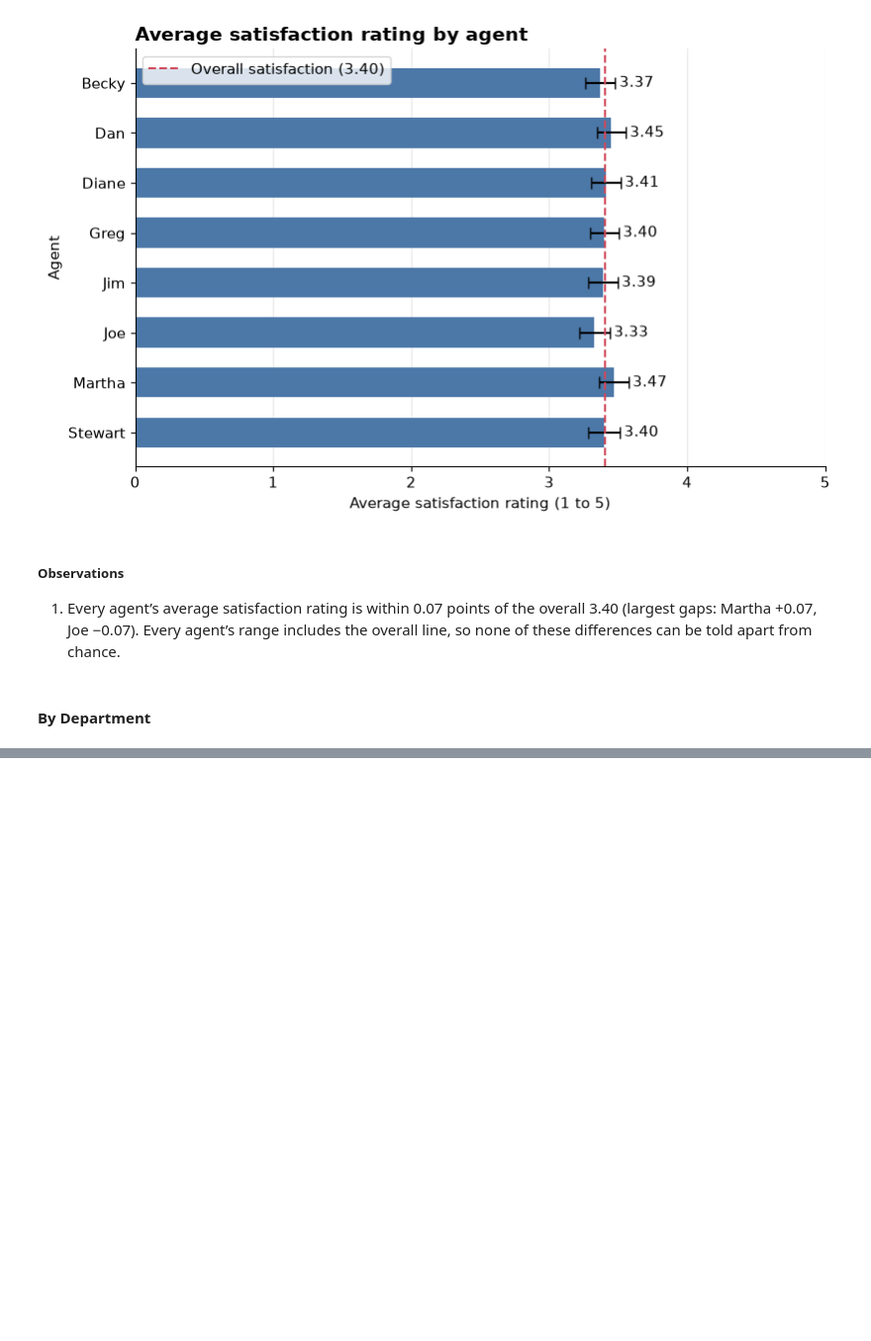
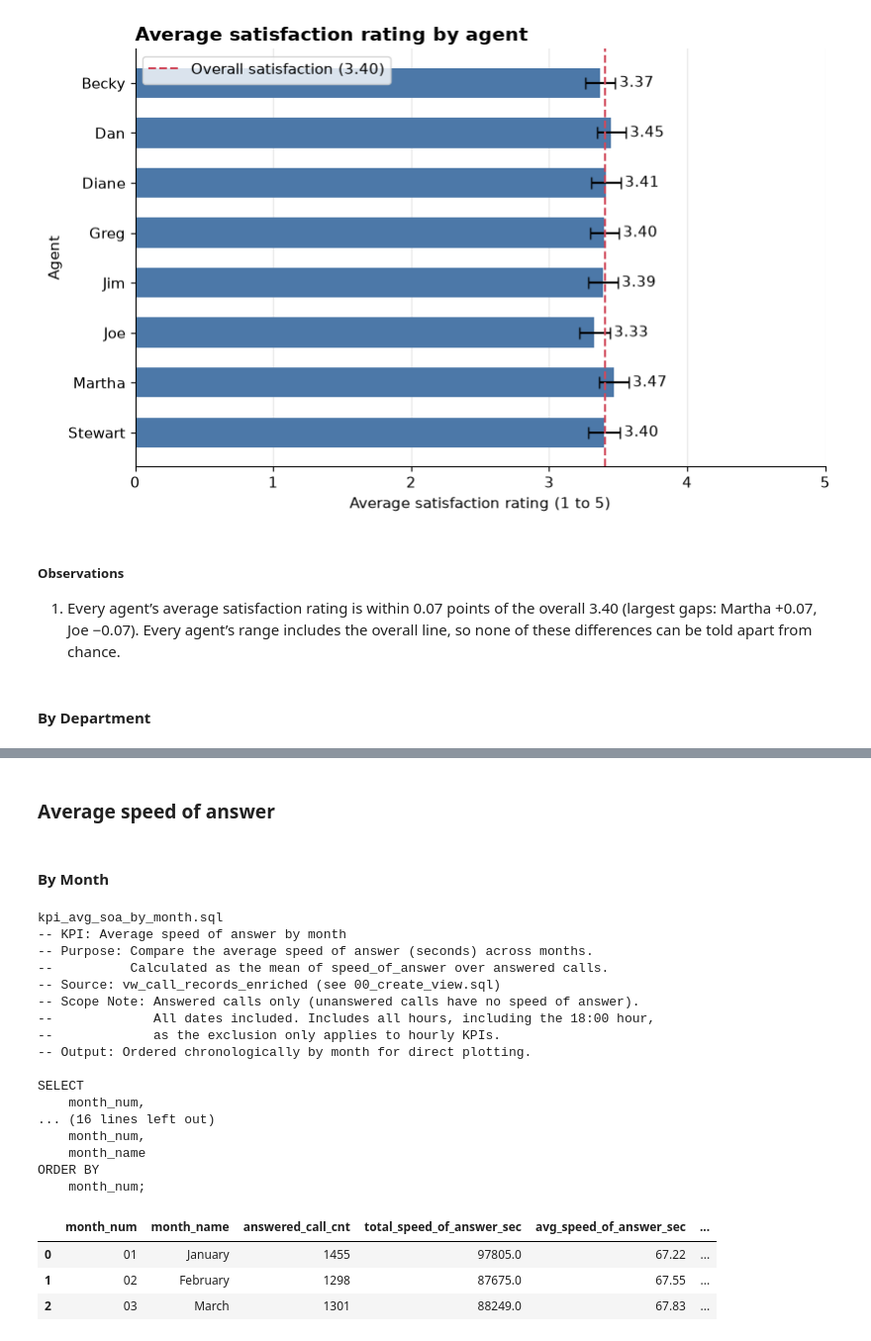
Before and after one commit to Ashish-Krishna-K/call-center-staffing-analytics, a Jupyter notebook: notebooks/03_kpi_analysis.ipynb, the cells around one changed output, grey strips where cells are left out. Shown at 99% size. Cells and saved outputs as stored; diff of their text form; code cells hidden in the pictures; blank space fills up the shorter version.

```diff
--- a/notebooks/03_kpi_analysis.ipynb
+++ b/notebooks/03_kpi_analysis.ipynb
@@ -966,0 +967,38 @@ plt.show()
+# %% [markdown]
+### Average speed of answer
+# %% [markdown]
+#### By Month
+# %%
+filename = sql_results["avg_soa_month"]["filename"]
+sql_query = sql_results["avg_soa_month"]["sql_query"]
+df = sql_results["avg_soa_month"]["dataframe"]
+overall_mean = (df["avg_speed_of_answer_sec"] * df["answered_call_cnt"]).sum() / df["answered_call_cnt"].sum()
+se = df["sd_avg_speed_of_answer_sec"] / df["answered_call_cnt"] ** 0.5
+assert not se.isna().any()
+print(filename)
+print(sql_query)
+display(
+    df.assign(diff_from_overall_sec=(df["avg_speed_of_answer_sec"] - overall_mean).round(2))
+)
+# %% [output]
+kpi_avg_soa_by_month.sql
+-- KPI: Average speed of answer by month
+-- Purpose: Compare the average speed of answer (seconds) across months.
+--          Calculated as the mean of speed_of_answer over answered calls.
+-- Source: vw_call_records_enriched (see 00_create_view.sql)
+-- Scope Note: Answered calls only (unanswered calls have no speed of answer).
+--             All dates included. Includes all hours, including the 18:00 hour,
+--             as the exclusion only applies to hourly KPIs.
+-- Output: Ordered chronologically by month for direct plotting.
+
+SELECT
+    month_num,
+... (16 lines left out)
+    month_num,
+    month_name
+ORDER BY
+    month_num;
+|  | month_num | month_name | answered_call_cnt | total_speed_of_answer_sec | avg_speed_of_answer_sec | ... |
+| 0 | 01 | January | 1455 | 97805.0 | 67.22 | ... |
+| 1 | 02 | February | 1298 | 87675.0 | 67.55 | ... |
+| 2 | 03 | March | 1301 | 88249.0 | 67.83 | ... |
```
Also changed, not shown: parts of 8 cells of this notebook.
